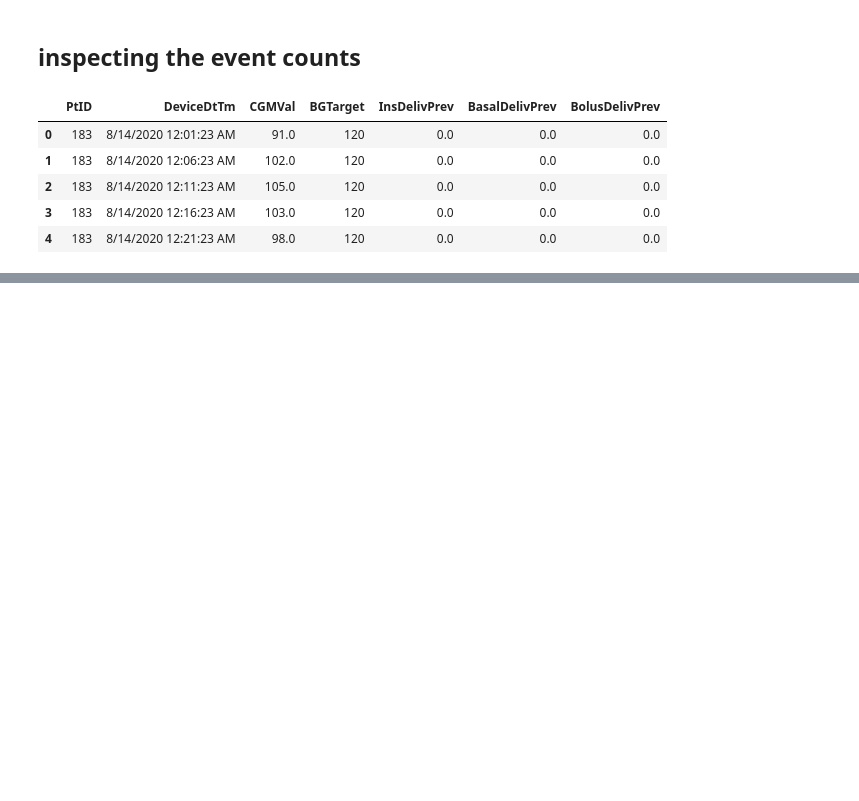
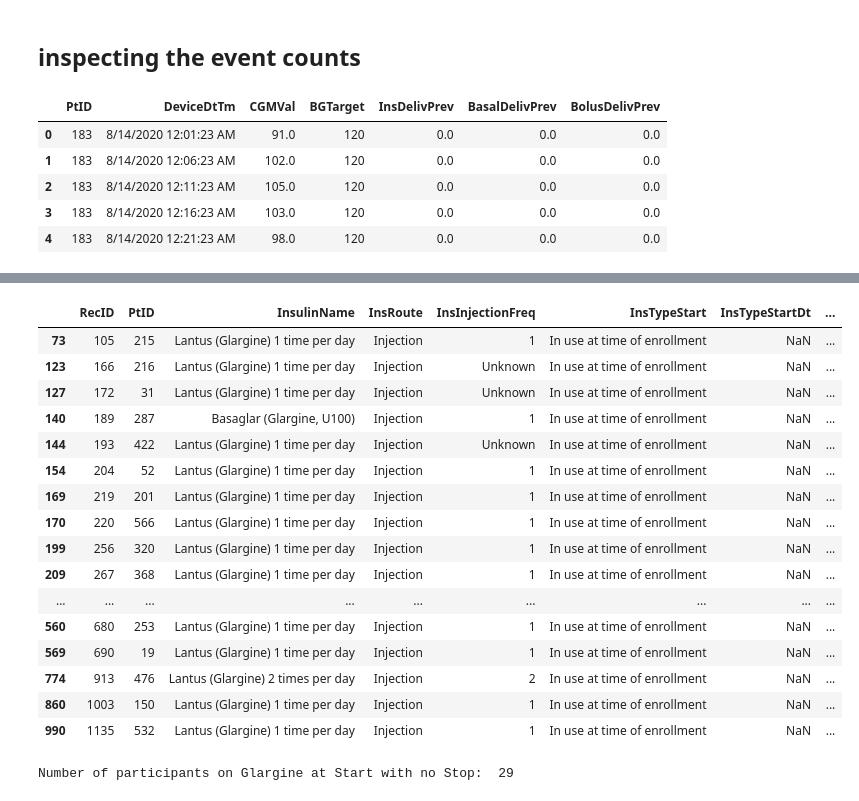
Before and after one commit to nudgebg/egvinsulin, a Jupyter notebook: notebooks/understand-iobp2-dataset.ipynb, the cells around one changed output, grey strips where cells are left out. Drawn from its saved outputs; the diff is of its cells as text; code cells hidden in the pictures; blank space fills up the shorter version.

```diff
--- a/notebooks/understand-iobp2-dataset.ipynb
+++ b/notebooks/understand-iobp2-dataset.ipynb
@@ -66,0 +111,23 @@ df_all_events.head()
+# %%
+display(glargine_users[(glargine_users.InsTypeStopDt.isnull()) & (glargine_users.InsTypeStart == 'In use at time of enrollment')])
+print('Number of participants on Glargine at Start with no Stop: ',
+      len(glargine_users[(glargine_users.InsTypeStopDt.isnull()) & (glargine_users.InsTypeStart == 'In use at time of enrollment')]))
+# %% [output]
+|  | RecID | PtID | InsulinName | InsRoute | InsInjectionFreq | InsTypeStart | InsTypeStartDt | ... |
+| 73 | 105 | 215 | Lantus (Glargine) 1 time per day | Injection | 1 | In use at time of enrollment | NaN | ... |
+| 123 | 166 | 216 | Lantus (Glargine) 1 time per day | Injection | Unknown | In use at time of enrollment | NaN | ... |
+| 127 | 172 | 31 | Lantus (Glargine) 1 time per day | Injection | Unknown | In use at time of enrollment | NaN | ... |
+| 140 | 189 | 287 | Basaglar (Glargine, U100) | Injection | 1 | In use at time of enrollment | NaN | ... |
+| 144 | 193 | 422 | Lantus (Glargine) 1 time per day | Injection | Unknown | In use at time of enrollment | NaN | ... |
+| 154 | 204 | 52 | Lantus (Glargine) 1 time per day | Injection | 1 | In use at time of enrollment | NaN | ... |
+| 169 | 219 | 201 | Lantus (Glargine) 1 time per day | Injection | 1 | In use at time of enrollment | NaN | ... |
+| 170 | 220 | 566 | Lantus (Glargine) 1 time per day | Injection | 1 | In use at time of enrollment | NaN | ... |
+| 199 | 256 | 320 | Lantus (Glargine) 1 time per day | Injection | 1 | In use at time of enrollment | NaN | ... |
+| 209 | 267 | 368 | Lantus (Glargine) 1 time per day | Injection | 1 | In use at time of enrollment | NaN | ... |
+| ... | ... | ... | ... | ... | ... | ... | ... | ... |
+| 560 | 680 | 253 | Lantus (Glargine) 1 time per day | Injection | 1 | In use at time of enrollment | NaN | ... |
+| 569 | 690 | 19 | Lantus (Glargine) 1 time per day | Injection | 1 | In use at time of enrollment | NaN | ... |
+| 774 | 913 | 476 | Lantus (Glargine) 2 times per day | Injection | 2 | In use at time of enrollment | NaN | ... |
+| 860 | 1003 | 150 | Lantus (Glargine) 1 time per day | Injection | 1 | In use at time of enrollment | NaN | ... |
+| 990 | 1135 | 532 | Lantus (Glargine) 1 time per day | Injection | 1 | In use at time of enrollment | NaN | ... |
+Number of participants on Glargine at Start with no Stop:  29
```
Also changed, not shown: parts of 12 cells of this notebook, 1 other file.
